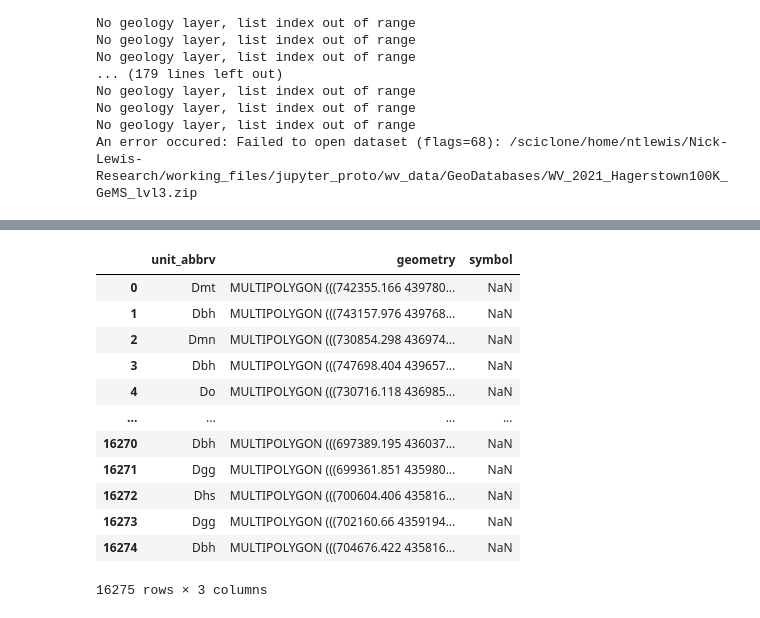
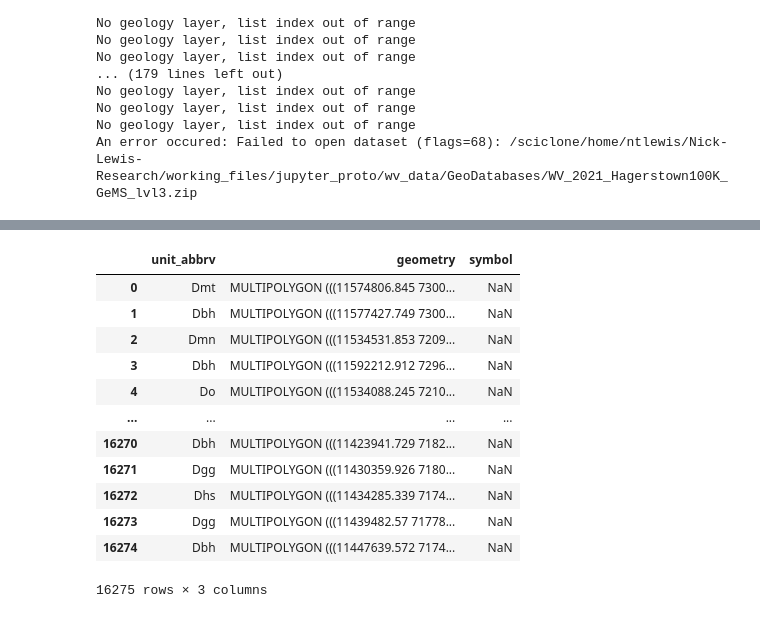
Before and after one commit to ntlewis1251/Nick-Lewis-Research, a Jupyter notebook: working_files/jupyter_proto/dip_analyses.ipynb, the cells around one changed output, grey strips where cells are left out. Saved outputs shown, nothing was run; the diff lists cells and outputs as text; code cells hidden in the pictures.

```diff
--- a/working_files/jupyter_proto/dip_analyses.ipynb
+++ b/working_files/jupyter_proto/dip_analyses.ipynb
@@ -66,19 +69,19 @@ master_dip_gdf.plot()
 # %%
-master_geol_gdf = master_geol_gdf[['unit_abbrv', 'geometry', 'symbol']]
+master_geol_gdf = master_geol_gdf[['unit_abbrv', 'geometry', 'symbol']].to_crs(CRS.from_epsg(2283))
 display(master_geol_gdf)
 # %% [output]
 |  | unit_abbrv | geometry | symbol |
-| 0 | Dmt | MULTIPOLYGON (((742355.166 439780... | NaN |
-| 1 | Dbh | MULTIPOLYGON (((743157.976 439768... | NaN |
-| 2 | Dmn | MULTIPOLYGON (((730854.298 436974... | NaN |
-| 3 | Dbh | MULTIPOLYGON (((747698.404 439657... | NaN |
-| 4 | Do | MULTIPOLYGON (((730716.118 436985... | NaN |
+| 0 | Dmt | MULTIPOLYGON (((11574806.845 7300... | NaN |
+| 1 | Dbh | MULTIPOLYGON (((11577427.749 7300... | NaN |
+| 2 | Dmn | MULTIPOLYGON (((11534531.853 7209... | NaN |
+| 3 | Dbh | MULTIPOLYGON (((11592212.912 7296... | NaN |
+| 4 | Do | MULTIPOLYGON (((11534088.245 7210... | NaN |
 | ... | ... | ... | ... |
-| 16270 | Dbh | MULTIPOLYGON (((697389.195 436037... | NaN |
-| 16271 | Dgg | MULTIPOLYGON (((699361.851 435980... | NaN |
-| 16272 | Dhs | MULTIPOLYGON (((700604.406 435816... | NaN |
-| 16273 | Dgg | MULTIPOLYGON (((702160.66 4359194... | NaN |
-| 16274 | Dbh | MULTIPOLYGON (((704676.422 435816... | NaN |
+| 16270 | Dbh | MULTIPOLYGON (((11423941.729 7182... | NaN |
+| 16271 | Dgg | MULTIPOLYGON (((11430359.926 7180... | NaN |
+| 16272 | Dhs | MULTIPOLYGON (((11434285.339 7174... | NaN |
+| 16273 | Dgg | MULTIPOLYGON (((11439482.57 71778... | NaN |
+| 16274 | Dbh | MULTIPOLYGON (((11447639.572 7174... | NaN |
 16275 rows × 3 columns
 # %%
 from pyproj import Proj, transform
```
Also changed, not shown: parts of 6 cells of this notebook, 2 other files.
